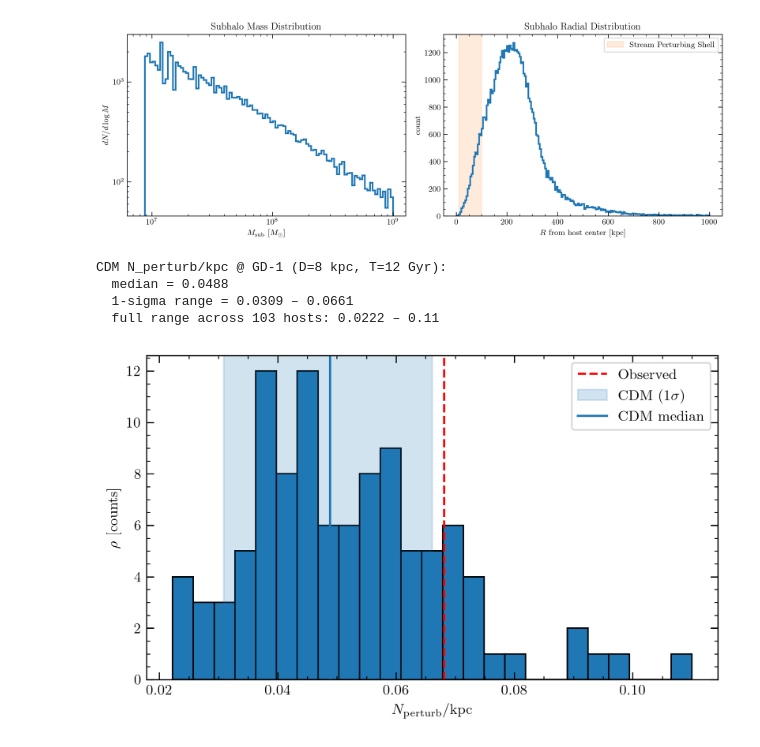
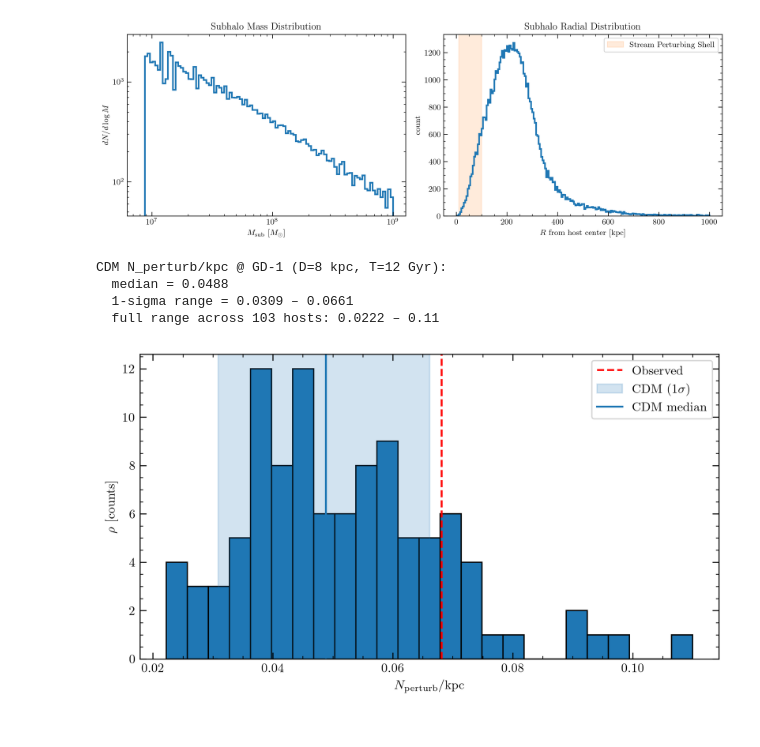
Before and after one commit to ravioli1369/ast5011-project, a Jupyter notebook: stream_perturbing_halos.ipynb, the cells around one changed output. Drawn from its saved outputs; the diff is of its cells as text; code cells hidden in the pictures.

Commit message:
save plot

```diff
--- a/stream_perturbing_halos.ipynb
+++ b/stream_perturbing_halos.ipynb
@@ -82,30 +82,32 @@ fig.savefig("./plots/subhalo_mass_and_radial_distributions.png", dpi=300)
 # %%
 pop = population_perturbation_rates()
 
 med = np.median(pop["per_kpc"])
 std = np.std(pop["per_kpc"])
 poneminus = np.max(pop["per_kpc"][pop["per_kpc"] < med - std])
 poneplus = np.min(pop["per_kpc"][pop["per_kpc"] > med + std])
 print("CDM N_perturb/kpc @ GD-1 (D=8 kpc, T=12 Gyr):")
 print(f"  median = {med:.3g}")
 print(f"  1-sigma range = {poneminus:.3g} – {poneplus:.3g}")
 print(
     f"  full range across {len(pop['per_kpc'])} hosts:"
     f" {pop['per_kpc'].min():.3g} – {pop['per_kpc'].max():.3g}"
 )
 
 plt.figure(figsize=(7, 4))
 plt.hist(pop["per_kpc"], bins=25, edgecolor="k")
 plt.axvline(9 / 132.1, color="red", ls="--", label="Observed")
 plt.axvspan(poneminus, poneplus, color="C0", alpha=0.2, label=r"CDM (1$\sigma$)")
 plt.axvline(med, color="C0", label="CDM median")
 plt.xlabel(r"$N_{\rm perturb}/{\rm kpc}$")
 plt.ylabel(r"$\rho$ [counts]")
 plt.legend()
+plt.tight_layout()
+plt.savefig("./plots/stream_perturbation_rate_distribution_cdm.png", dpi=300)
 plt.show()
 # %% [output]
 CDM N_perturb/kpc @ GD-1 (D=8 kpc, T=12 Gyr):
   median = 0.0488
   1-sigma range = 0.0309 – 0.0661
   full range across 103 hosts: 0.0222 – 0.11
-[figure, old version]
+[figure, new version]
```
Also changed, not shown: 1 other file.
